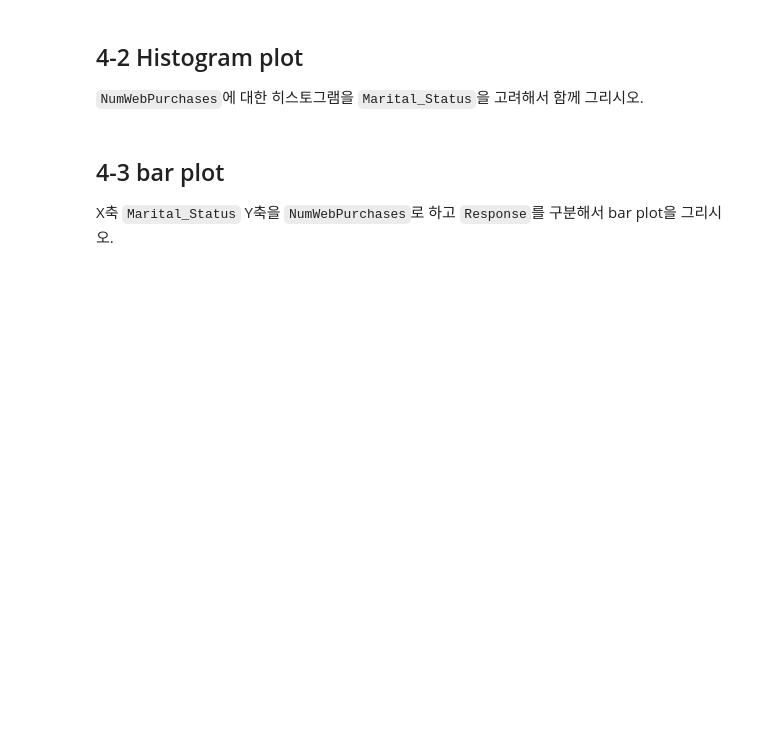
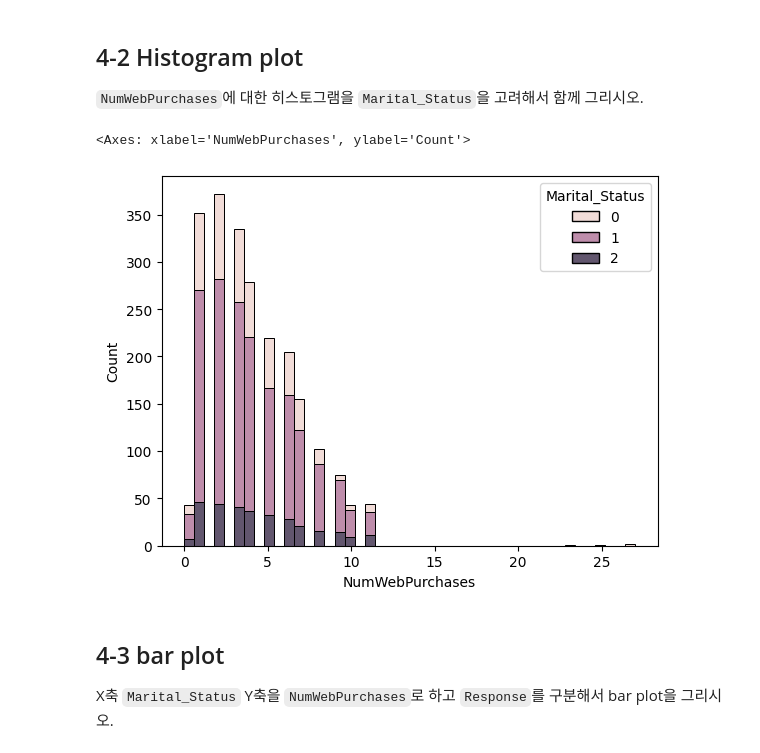
Before and after one commit to tpgus2603/2024S-Ajou-ML, a Jupyter notebook: HW1.ipynb, the cells around one changed output. Drawn from its saved outputs; the diff is of its cells as text; code cells hidden in the pictures; blank space fills up the shorter version.

```diff
--- a/HW1.ipynb
+++ b/HW1.ipynb
@@ -689,13 +673,16 @@ data = data[data.Income < IncomeTreshold]
 # %%
 ################  문제 4-2  ####################
 # 소스코드를 입력하고 캡처 후 보고서에 업로드하세요.
 # 코드 시작과 코드 끝 라인을 삭제하지 마세요.
 ################ 코드 시작  #####################
-
-
+#seabon에서 히스토리 플롯을 그리는 함수를 호출한다 hue로 Marital_status를 지정하여 수치별로 색깔이 달라지게 한다
+sns.histplot(data=data, x='NumWebPurchases', hue='Marital_Status', kde=False, multiple='stack')
 
 ################ 코드 끝  ######################
 ##############################################
+# %% [output]
+<Axes: xlabel='NumWebPurchases', ylabel='Count'>
+[figure, added]
 # %% [markdown]
 ## 4-3 bar plot
 
```
Also changed, not shown: parts of 38 cells of this notebook.
